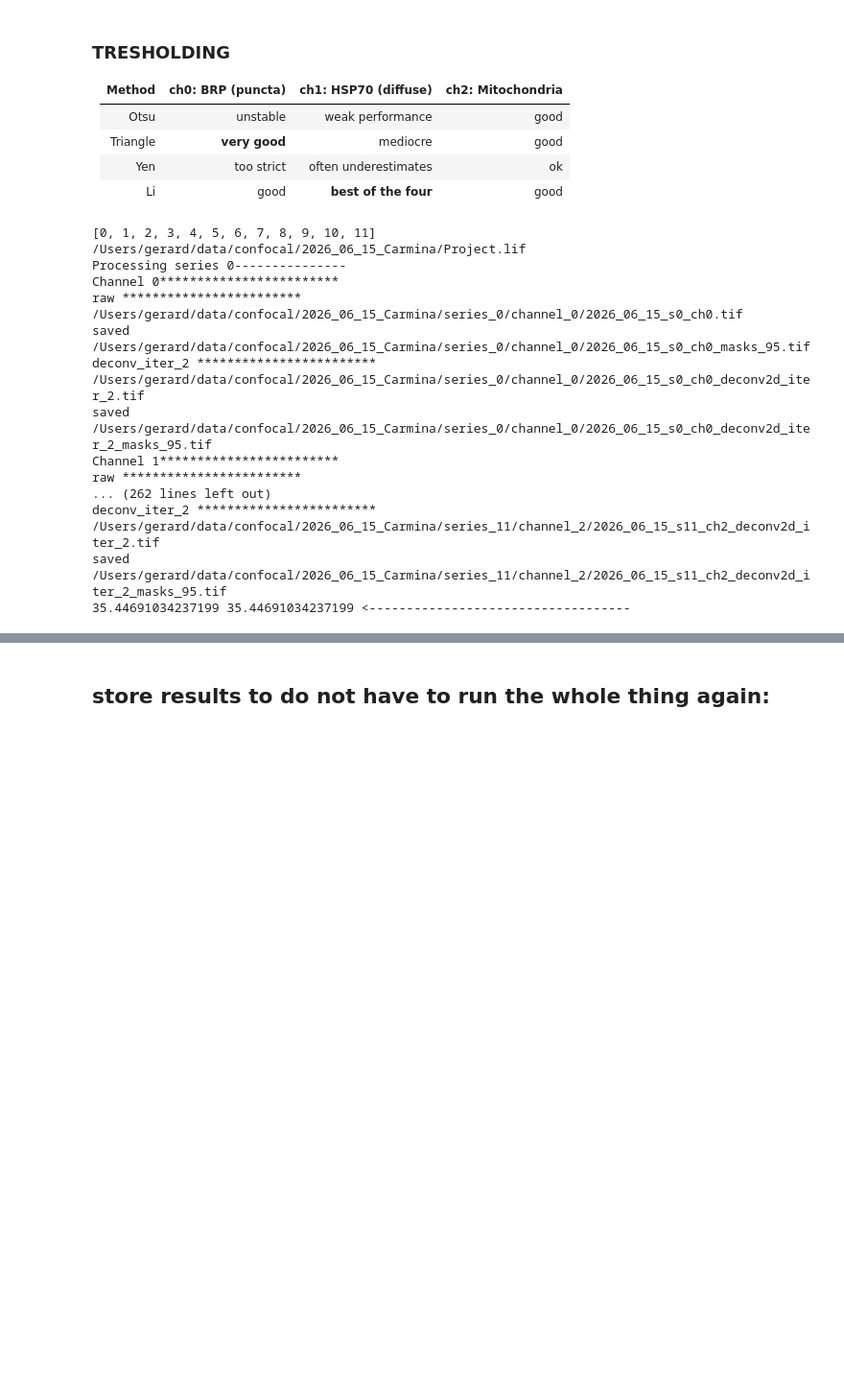
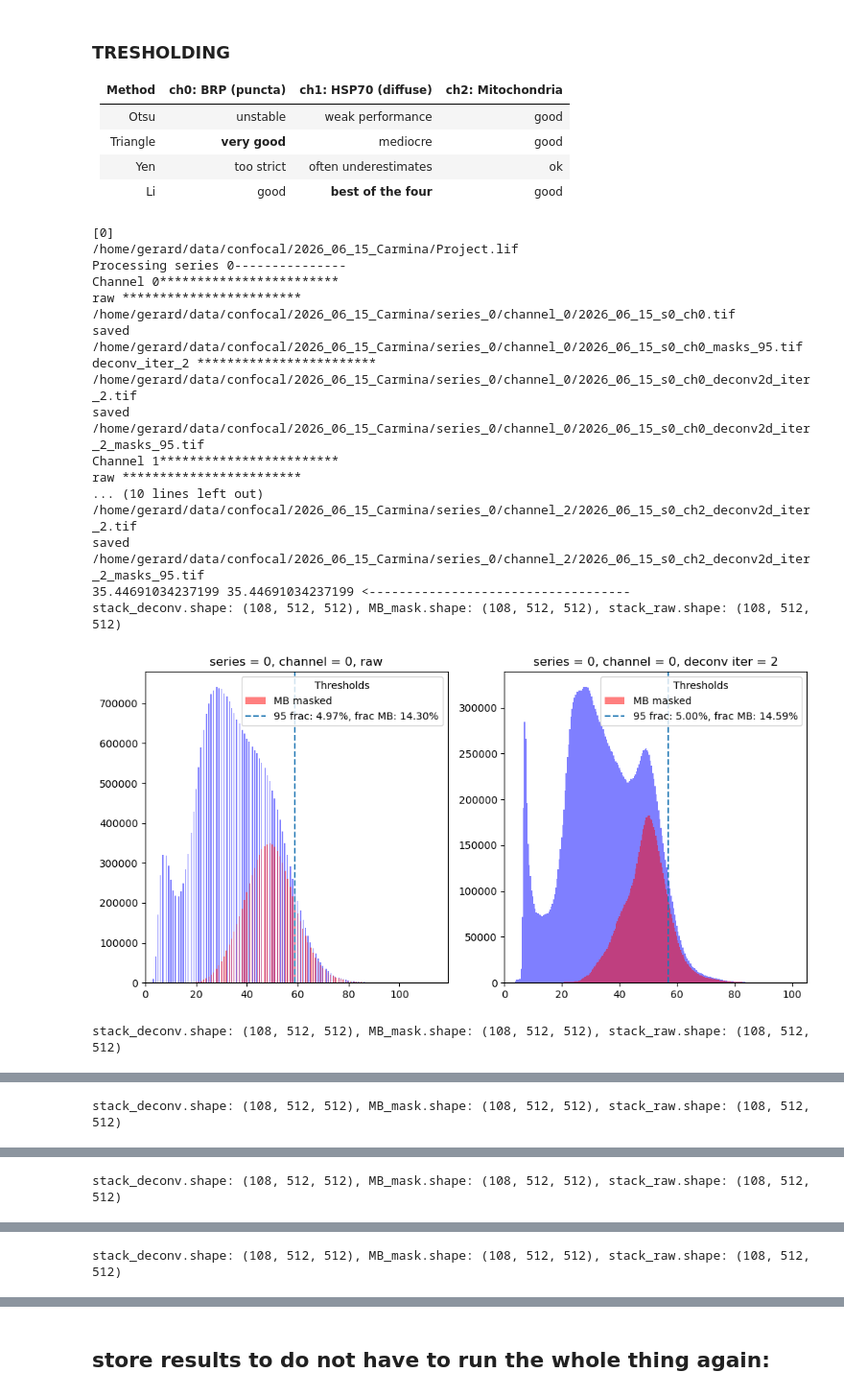
Before and after one commit to gmalagonv/confocal, a Jupyter notebook: analysis_notebooks/26_06_15_all_b.ipynb, the cells around one changed output, grey strips where cells are left out. Shown at 96% size. Saved outputs shown, nothing was run; the diff lists cells and outputs as text; code cells hidden in the pictures; blank space fills up the shorter version.

Commit message:
changes in thresholding to admit other deconvolutions

```diff
--- a/analysis_notebooks/26_06_15_all_b.ipynb
+++ b/analysis_notebooks/26_06_15_all_b.ipynb
@@ -323,28 +328,31 @@ flagged2d: 1.0
 # %%
 #thresholding(date, user, series_list, deconv_iter_list, do_plot = True )
 #scenes = list(range(len(info.keys())))
 
 #print(list(range(len(info.keys()))))
 
-series_list = list(range(len(info.keys())))#[0,1,2,3,6,7,9,10]#
+series_list = [0]#list(range(len(info.keys())))#
 # series_list = [9]
 # selected_series = series_list[0]
-results = thresholding(date, user, series_list, [2], channel_struct =2, do_plot = False )
+results = thresholding(date, user, series_list, [2], channel_struct =2, do_plot = True )
+results2 = thresholding(date, user, series_list, [2], deconv_type='_deconv2d_psfest_blind_iter_', channel_struct =2, do_plot = True )
 # %% [output]
-[0, 1, 2, 3, 4, 5, 6, 7, 8, 9, 10, 11]
-/Users/gerard/data/confocal/2026_06_15_Carmina/Project.lif
+[0]
+/home/gerard/data/confocal/2026_06_15_Carmina/Project.lif
 Processing series 0---------------
 Channel 0************************
 raw ************************
-/Users/gerard/data/confocal/2026_06_15_Carmina/series_0/channel_0/2026_06_15_s0_ch0.tif
-saved /Users/gerard/data/confocal/2026_06_15_Carmina/series_0/channel_0/2026_06_15_s0_ch0_masks_95.tif
+/home/gerard/data/confocal/2026_06_15_Carmina/series_0/channel_0/2026_06_15_s0_ch0.tif
+saved /home/gerard/data/confocal/2026_06_15_Carmina/series_0/channel_0/2026_06_15_s0_ch0_masks_95.tif
 deconv_iter_2 ************************
-/Users/gerard/data/confocal/2026_06_15_Carmina/series_0/channel_0/2026_06_15_s0_ch0_deconv2d_iter_2.tif
-saved /Users/gerard/data/confocal/2026_06_15_Carmina/series_0/channel_0/2026_06_15_s0_ch0_deconv2d_iter_2_masks_95.tif
+/home/gerard/data/confocal/2026_06_15_Carmina/series_0/channel_0/2026_06_15_s0_ch0_deconv2d_iter_2.tif
+saved /home/gerard/data/confocal/2026_06_15_Carmina/series_0/channel_0/2026_06_15_s0_ch0_deconv2d_iter_2_masks_95.tif
 Channel 1************************
 raw ************************
-... (262 lines left out)
-deconv_iter_2 ************************
-/Users/gerard/data/confocal/2026_06_15_Carmina/series_11/channel_2/2026_06_15_s11_ch2_deconv2d_iter_2.tif
-saved /Users/gerard/data/confocal/2026_06_15_Carmina/series_11/channel_2/2026_06_15_s11_ch2_deconv2d_iter_2_masks_95.tif
+... (10 lines left out)
+/home/gerard/data/confocal/2026_06_15_Carmina/series_0/channel_2/2026_06_15_s0_ch2_deconv2d_iter_2.tif
+saved /home/gerard/data/confocal/2026_06_15_Carmina/series_0/channel_2/2026_06_15_s0_ch2_deconv2d_iter_2_masks_95.tif
 35.44691034237199 35.44691034237199 <-----------------------------------
+stack_deconv.shape: (108, 512, 512), MB_mask.shape: (108, 512, 512), stack_raw.shape: (108, 512, 512)
+[figure, added]
+stack_deconv.shape: (108, 512, 512), MB_mask.shape: (108, 512, 512), stack_raw.shape: (108, 512, 512)
@@ -350,0 +360 @@ saved /Users/gerard/data/confocal/2026_06_15_Carmina/series_11/channel_2/2026_06
+stack_deconv.shape: (108, 512, 512), MB_mask.shape: (108, 512, 512), stack_raw.shape: (108, 512, 512)
@@ -350,0 +380 @@ saved /Users/gerard/data/confocal/2026_06_15_Carmina/series_11/channel_2/2026_06
+stack_deconv.shape: (108, 512, 512), MB_mask.shape: (108, 512, 512), stack_raw.shape: (108, 512, 512)
@@ -350,0 +382 @@ saved /Users/gerard/data/confocal/2026_06_15_Carmina/series_11/channel_2/2026_06
+stack_deconv.shape: (108, 512, 512), MB_mask.shape: (108, 512, 512), stack_raw.shape: (108, 512, 512)
```
Also changed, not shown: parts of 5 cells of this notebook, 2 other files.
